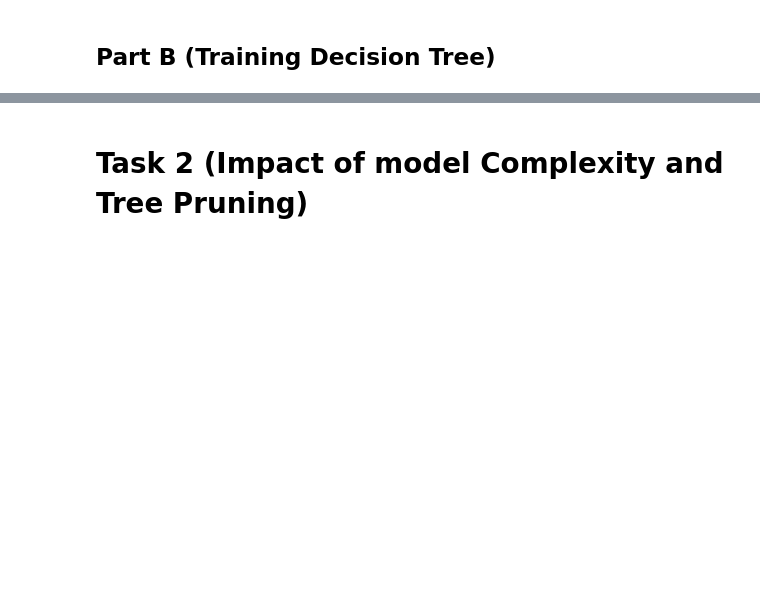
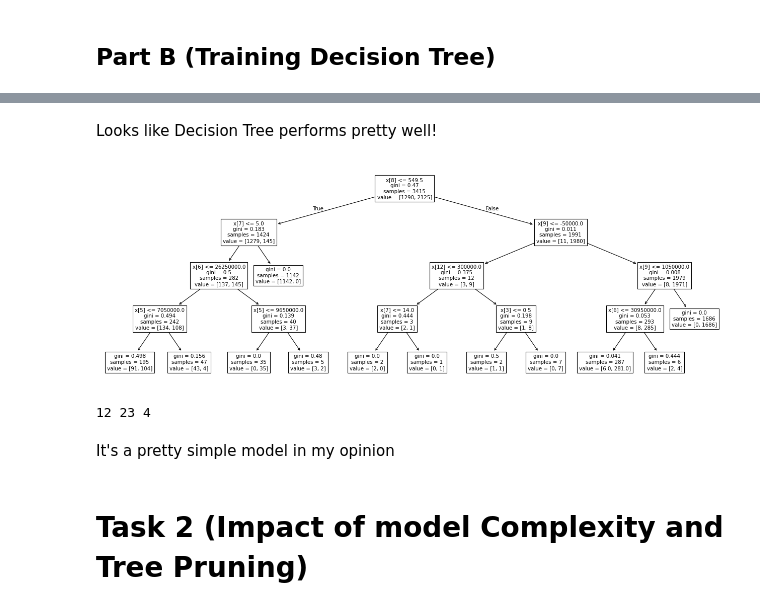
Before and after one commit to akp2003/Machine_Learning_Exercises, a Jupyter notebook: ML/HW5.ipynb, the cells around one changed output, grey strips where cells are left out. Drawn from its saved outputs; the diff is of its cells as text; code cells hidden in the pictures; blank space fills up the shorter version.

```diff
--- a/ML/HW5.ipynb
+++ b/ML/HW5.ipynb
@@ -14,3 +167,18 @@ df = pd.read_csv("data/dataset.csv")
+# %% [markdown]
+Looks like Decision Tree performs pretty well!
+# %%
+plt.figure(figsize=(20, 7), dpi=80)
+plot_tree(tree_d4["decisiontreeclassifier"])
+print()
+# %% [output]
+[figure, added]
+# %%
+m = tree_d4["decisiontreeclassifier"]
+print(m.tree_.n_leaves,m.tree_.node_count,m.get_depth())
+# %% [output]
+12 23 4
+# %% [markdown]
+It's a pretty simple model in my opinion
 # %% [markdown]
 # Task 2 (Impact of model Complexity and Tree Pruning)
 # %% [markdown]
```
Also changed, not shown: parts of 15 cells of this notebook.
